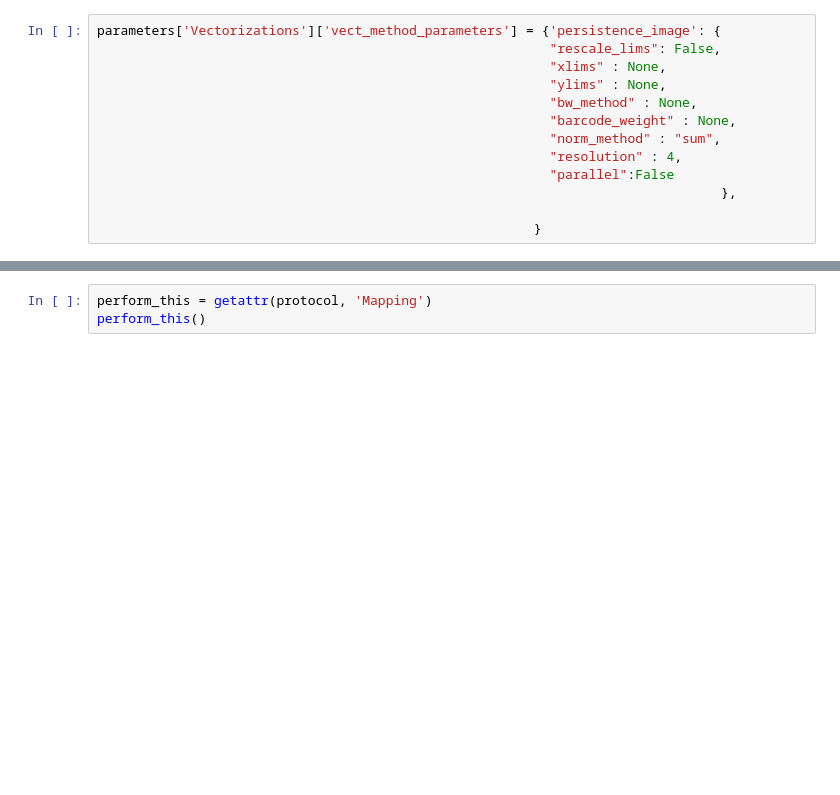
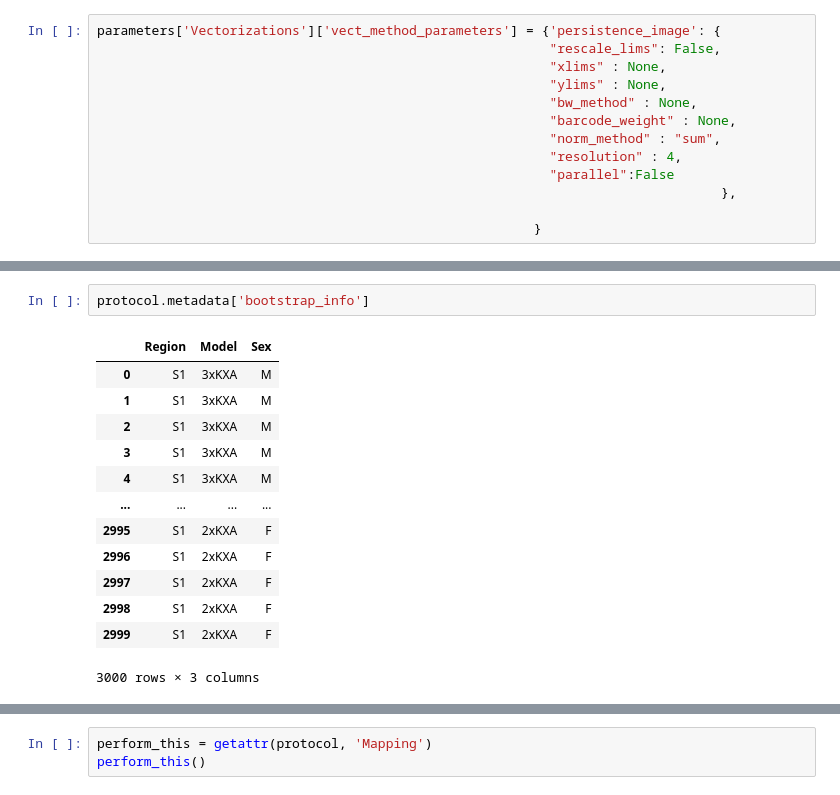
Before and after one commit to siegert-lab/morphOMICs, a Jupyter notebook: examples/run_test.ipynb, the cells around one changed output, grey strips where cells are left out. Drawn from its saved outputs; the diff is of its cells as text; blank space fills up the shorter version.

```diff
--- a/examples/run_test.ipynb
+++ b/examples/run_test.ipynb
@@ -62,0 +158,16 @@ perform_this()
+# %%
+protocol.metadata['bootstrap_info']
+# %% [output]
+|  | Region | Model | Sex |
+| 0 | S1 | 3xKXA | M |
+| 1 | S1 | 3xKXA | M |
+| 2 | S1 | 3xKXA | M |
+| 3 | S1 | 3xKXA | M |
+| 4 | S1 | 3xKXA | M |
+| ... | ... | ... | ... |
+| 2995 | S1 | 2xKXA | F |
+| 2996 | S1 | 2xKXA | F |
+| 2997 | S1 | 2xKXA | F |
+| 2998 | S1 | 2xKXA | F |
+| 2999 | S1 | 2xKXA | F |
+3000 rows × 3 columns
```
Also changed, not shown: parts of 11 cells of this notebook, 4 other files.
